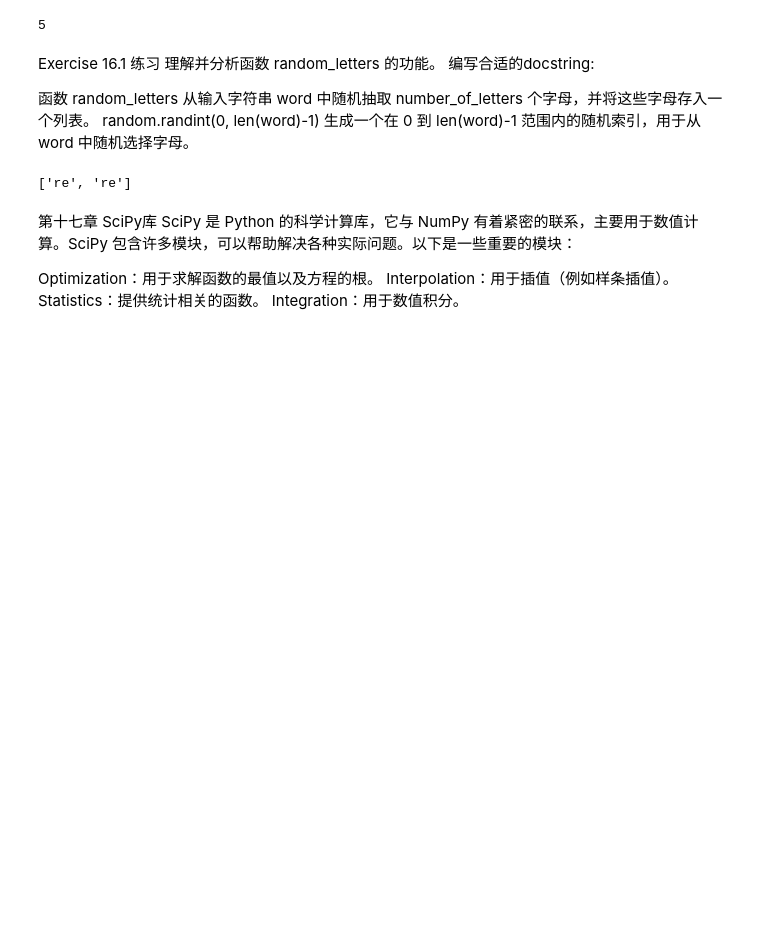
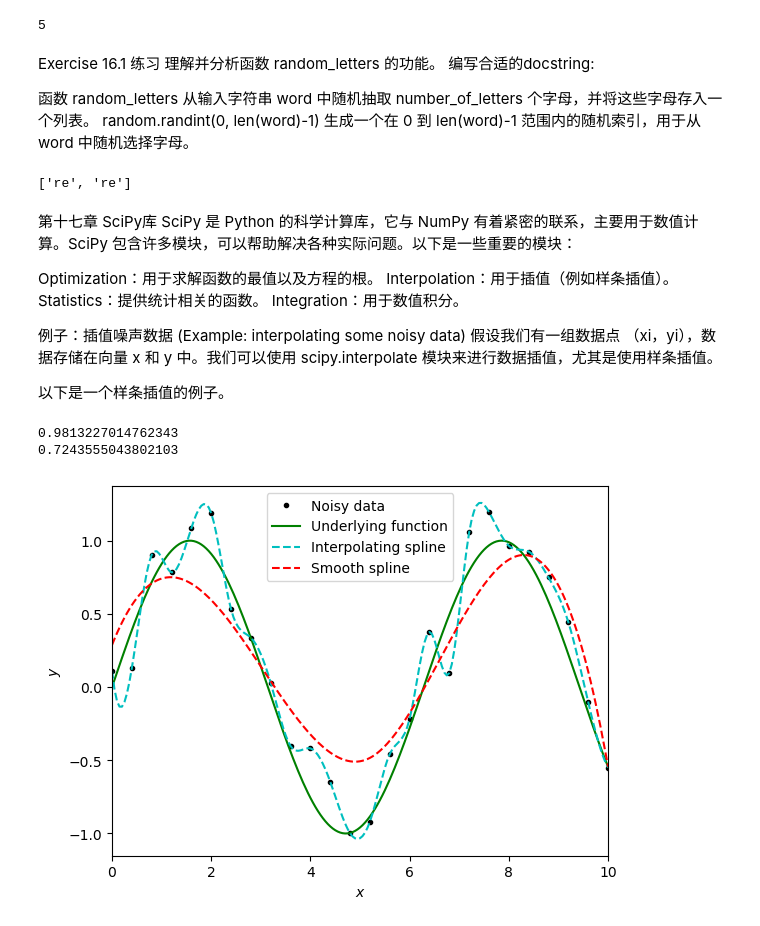
Before and after one commit to Chenji-s/test1, a Jupyter notebook: 教学week5.ipynb, the cells around one changed output. Drawn from its saved outputs; the diff is of its cells as text; code cells hidden in the pictures; blank space fills up the shorter version.

```diff
--- a/教学week5.ipynb
+++ b/教学week5.ipynb
@@ -188,3 +188,64 @@ Optimization：用于求解函数的最值以及方程的根。
 Interpolation：用于插值（例如样条插值）。
 Statistics：提供统计相关的函数。
 Integration：用于数值积分。
+
+例子：插值噪声数据 (Example: interpolating some noisy data)
+假设我们有一组数据点 （xi，yi），数据存储在向量 x 和 y 中。我们可以使用 scipy.interpolate 模块来进行数据插值，尤其是使用样条插值。
+
+以下是一个样条插值的例子。
+# %%
+# 导入必要的模块
+import numpy as np
+import scipy.interpolate
+import scipy as scp
+import matplotlib.pyplot as plt
+
+# 定义生成噪声数据的函数
+def generate_data(x):
+    '''
+    生成一些带噪声的平滑数据 (正弦曲线)。
+    '''
+    # 从正态分布生成噪声
+    noise = np.random.normal(0, 0.2, len(x))
+    y = np.sin(x) + noise
+    return y
+
+# 设置 x 并生成 y 数据
+step = 0.4
+x = np.arange(0, 10 + step, step)
+y = generate_data(x)
+
+# 使用分段三次函数进行插值
+f_interp = scp.interpolate.interp1d(x, y, kind='cubic')
+
+# 使用另一种方法进行光滑插值
+f_smooth = scp.interpolate.UnivariateSpline(x, y, s=2)
+
+# 假设我们希望在 x=1.5 时求 y 的值
+print(f_interp(1.5))
+print(f_smooth(1.5))
+# %% [output]
+0.9813227014762343
+0.7243555043802103
+# %%
+# 绘制插值结果
+# 设置密集的 x 轴用于绘制插值结果
+xmin, xmax = x[0], x[-1]
+dense_step = 0.05
+x_dense = np.arange(xmin, xmax + dense_step, dense_step)
+
+# 绘制数据
+fig, ax = plt.subplots()
+ax.plot(x, y, 'k.', label='Noisy data')
+ax.plot(x_dense, np.sin(x_dense), 'g-', label='Underlying function')
+ax.plot(x_dense, f_interp(x_dense), 'c--', label='Interpolating spline')
+ax.plot(x_dense, f_smooth(x_dense), 'r--', label='Smooth spline')
+
+ax.set_xlabel(r'$x$')
+ax.set_ylabel(r'$y$')
+ax.set_xlim([xmin, xmax])
+ax.legend(loc='upper center')
+
+plt.show()
+# %% [output]
+[figure, added]
```
Also changed, not shown: parts of 8 cells of this notebook, 3 other files.
